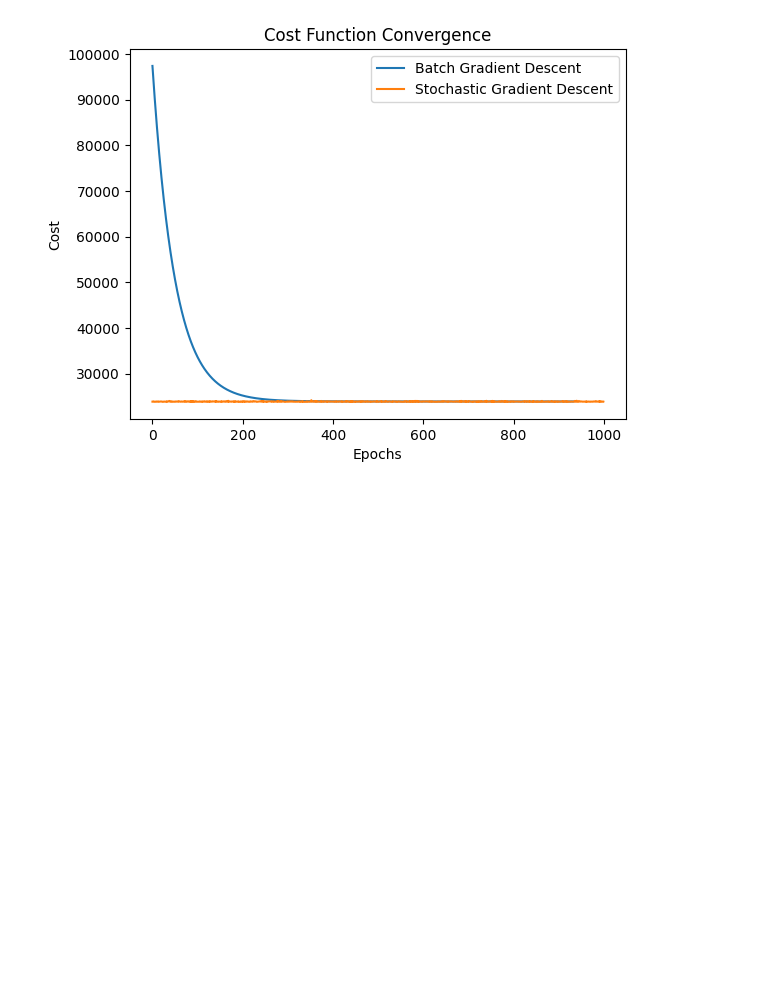
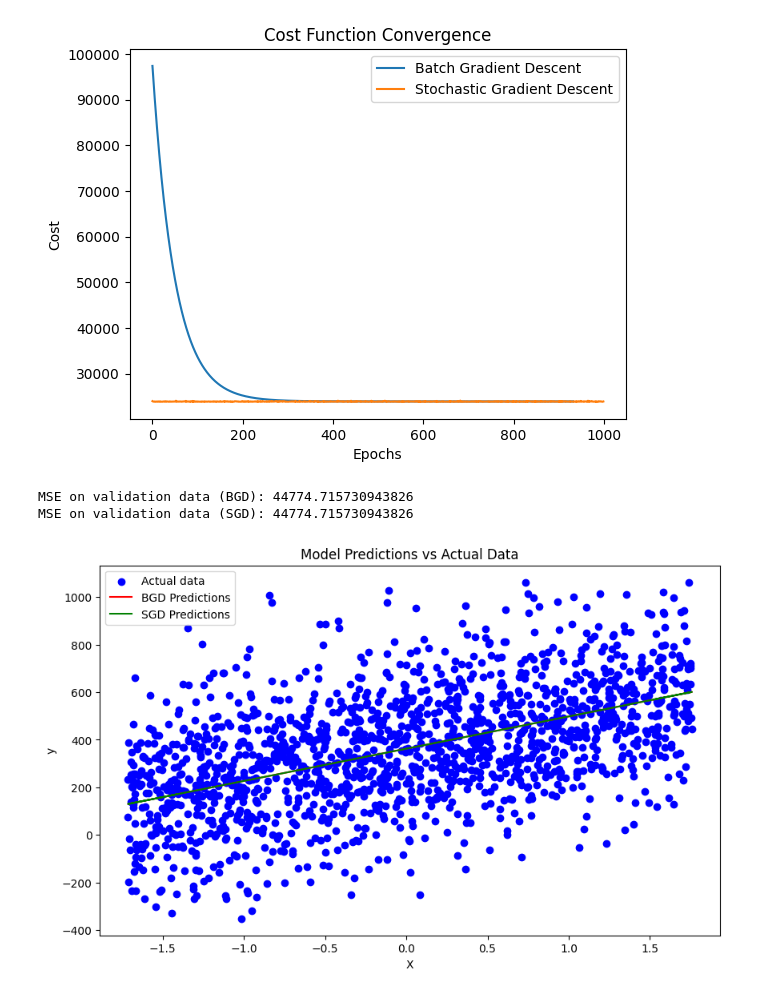
Before and after one commit to vulpeex/2401-ELL409_ML, a Jupyter notebook: 01_Linear-Regression/Assignment1_re.ipynb, the cells around one changed output. Drawn from its saved outputs; the diff is of its cells as text; code cells hidden in the pictures; blank space fills up the shorter version.

Commit message:
Update evaluation metrics

```diff
--- a/01_Linear-Regression/Assignment1_re.ipynb
+++ b/01_Linear-Regression/Assignment1_re.ipynb
@@ -247,3 +247,33 @@ plt.title('Cost Function Convergence')
 plt.show()
 # %% [output]
 [figure]
+# %%
+#performance evaluation
+# Function to calculate Mean Squared Error (MSE)
+def mean_squared_error(y_true, y_pred):
+    return np.mean((y_true - y_pred) ** 2)
+
+# Predictions and MSE for BGD
+y_pred_bgd = hypothesis(X_val, theta_bgd)
+mse_bgd = mean_squared_error(y_val, y_pred_bgd)
+print(f'MSE on validation data (BGD): {mse_bgd}')
+
+# Predictions and MSE for SGD
+y_pred_sgd = hypothesis(X_val, theta_sgd)
+mse_sgd = mean_squared_error(y_val, y_pred_sgd)
+print(f'MSE on validation data (SGD): {mse_sgd}')
+
+# Plot predictions vs actual data
+plt.figure(figsize=(10,6))
+plt.scatter(X_val[:, 1], y_val, label='Actual data', color='blue')
+plt.plot(X_val[:, 1], y_pred_bgd, label='BGD Predictions', color='red')
+plt.plot(X_val[:, 1], y_pred_sgd, label='SGD Predictions', color='green')
+plt.title('Model Predictions vs Actual Data')
+plt.xlabel('X')
+plt.ylabel('y')
+plt.legend()
+plt.show()
+# %% [output]
+MSE on validation data (BGD): 44774.715730943826
+MSE on validation data (SGD): 44774.715730943826
+[figure, added]
```
Also changed, not shown: parts of 3 cells of this notebook, 1 other file.
